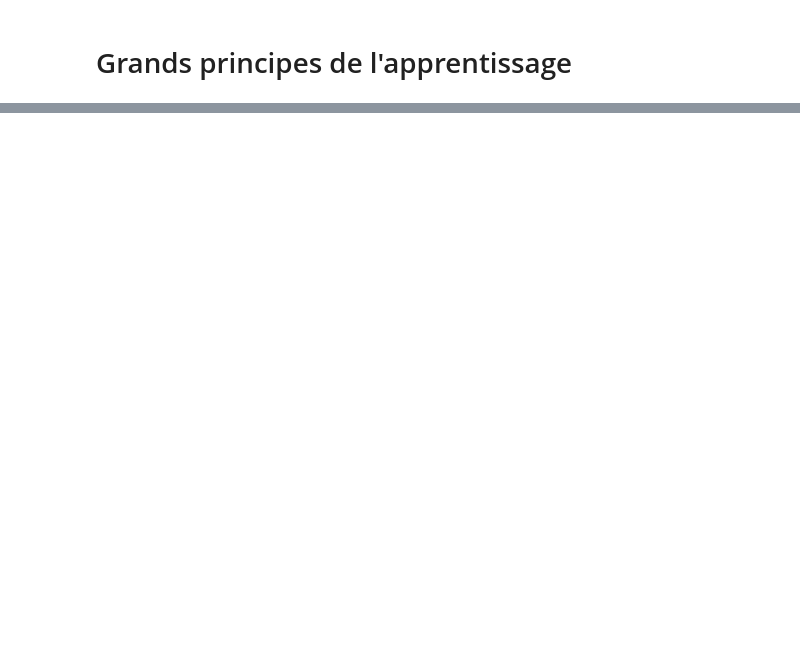
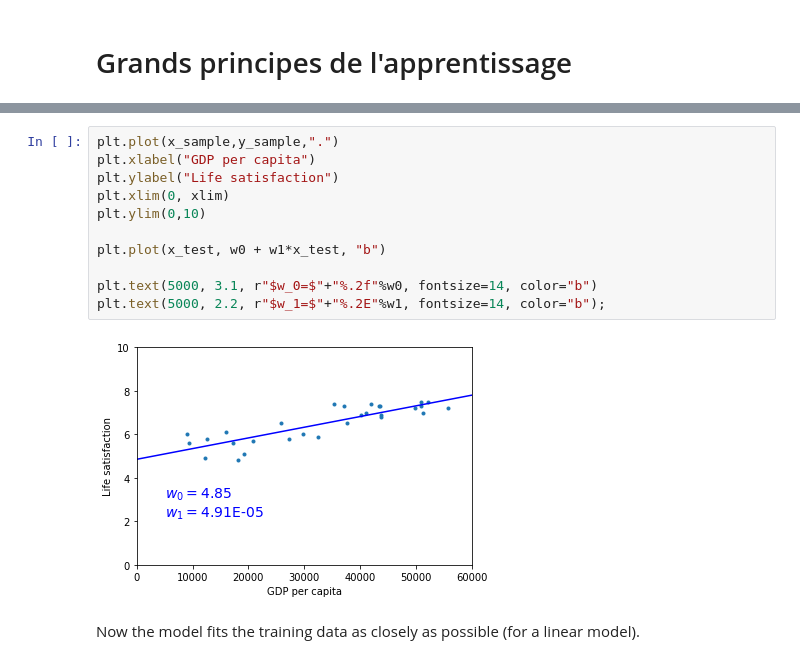
Before and after one commit to vincentvigon/aleaDataSignal, a Jupyter notebook: data_analysis/04-principes.ipynb, the cells around one changed output, grey strips where cells are left out. Saved outputs shown, nothing was run; the diff lists cells and outputs as text; blank space fills up the shorter version.

```diff
--- a/data_analysis/04-principes.ipynb
+++ b/data_analysis/04-principes.ipynb
@@ -165,0 +262,15 @@ si votre patron préfère avoir le meilleurs ajustement possible,  quel tuning c
+# %%
+plt.plot(x_sample,y_sample,".")
+plt.xlabel("GDP per capita")
+plt.ylabel("Life satisfaction")
+plt.xlim(0, xlim)
+plt.ylim(0,10)
+
+plt.plot(x_test, w0 + w1*x_test, "b")
+
+plt.text(5000, 3.1, r"$w_0=$"+"%.2f"%w0, fontsize=14, color="b")
+plt.text(5000, 2.2, r"$w_1=$"+"%.2E"%w1, fontsize=14, color="b");
+# %% [output]
+[figure, added]
+# %% [markdown]
+Now the model fits the training data as closely as possible (for a linear model).
```
Also changed, not shown: parts of 52 cells of this notebook, 43 other files.
